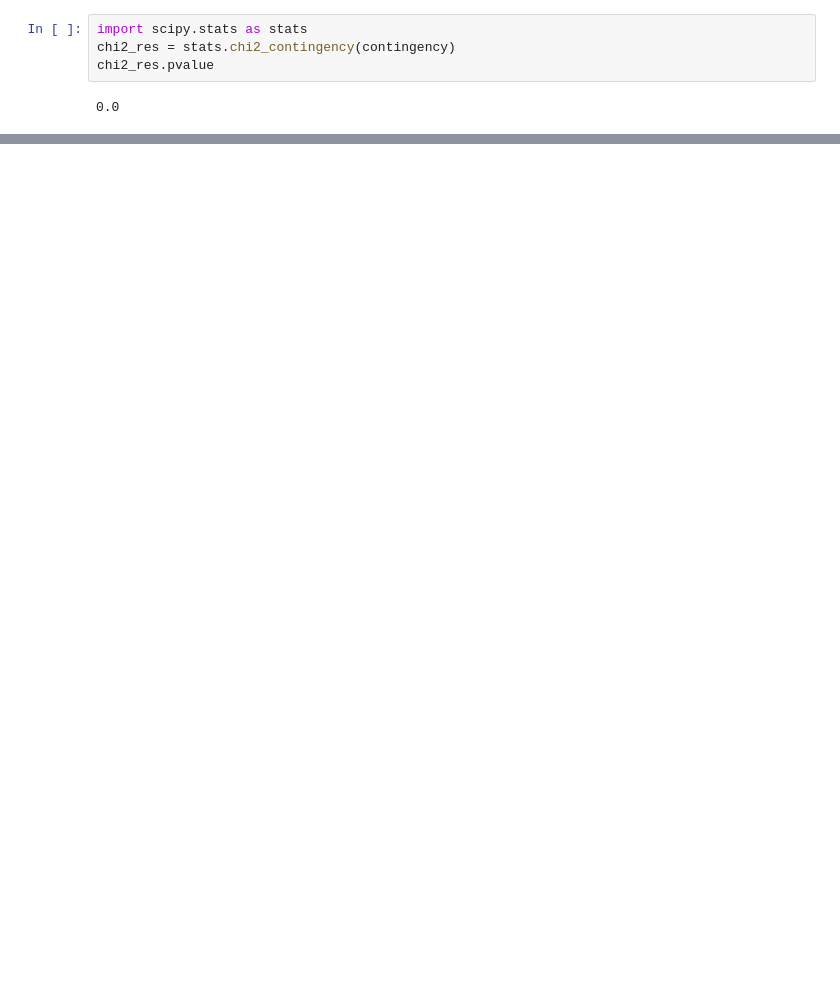
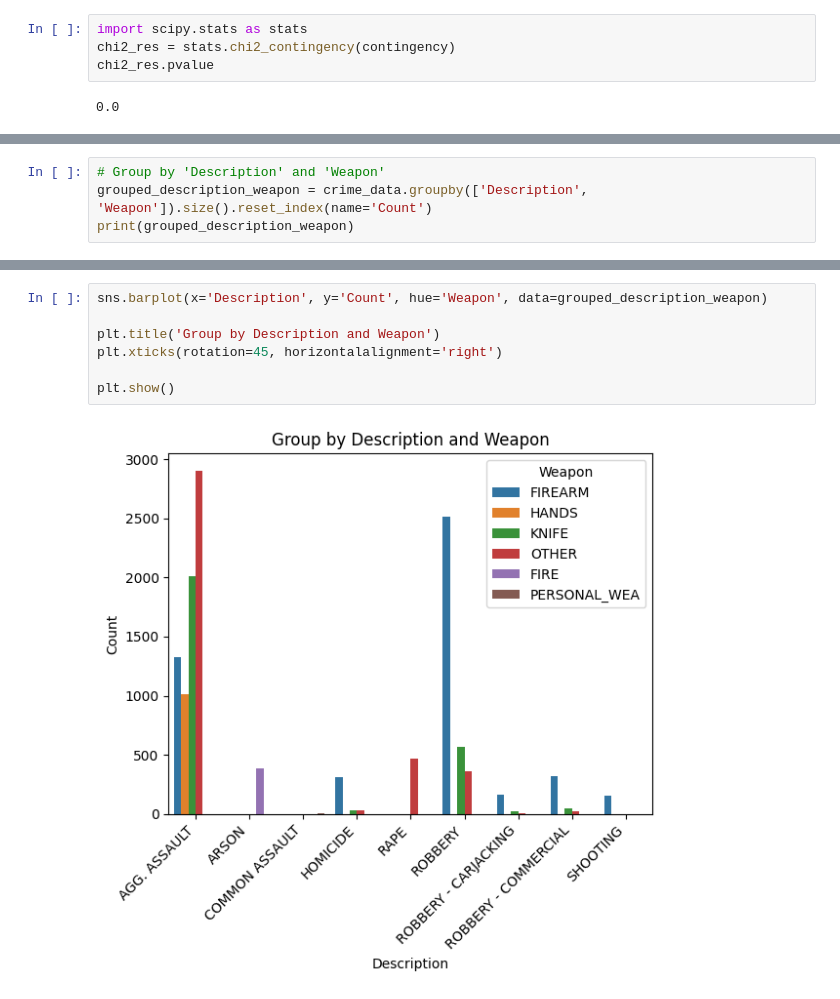
Before and after one commit to mariap13/CMSC320-FinalProject, a Jupyter notebook: CMSC320_Final_Project_MP_KRT.ipynb, the cells around one changed output, grey strips where cells are left out. Cells and saved outputs as stored; diff of their text form; blank space fills up the shorter version.

```diff
--- a/CMSC320_Final_Project_MP_KRT.ipynb
+++ b/CMSC320_Final_Project_MP_KRT.ipynb
@@ -254,0 +227,4 @@ Since the p value is less than a 5% level of significance, the null hypothesis c
+# %%
+# Group by 'Description' and 'Weapon'
+grouped_description_weapon = crime_data.groupby(['Description', 'Weapon']).size().reset_index(name='Count')
+print(grouped_description_weapon)
@@ -254,0 +249,9 @@ Since the p value is less than a 5% level of significance, the null hypothesis c
+# %%
+sns.barplot(x='Description', y='Count', hue='Weapon', data=grouped_description_weapon)
+
+plt.title('Group by Description and Weapon')
+plt.xticks(rotation=45, horizontalalignment='right')
+
+plt.show()
+# %% [output]
+[figure, added]
```
Also changed, not shown: parts of 24 cells of this notebook.
